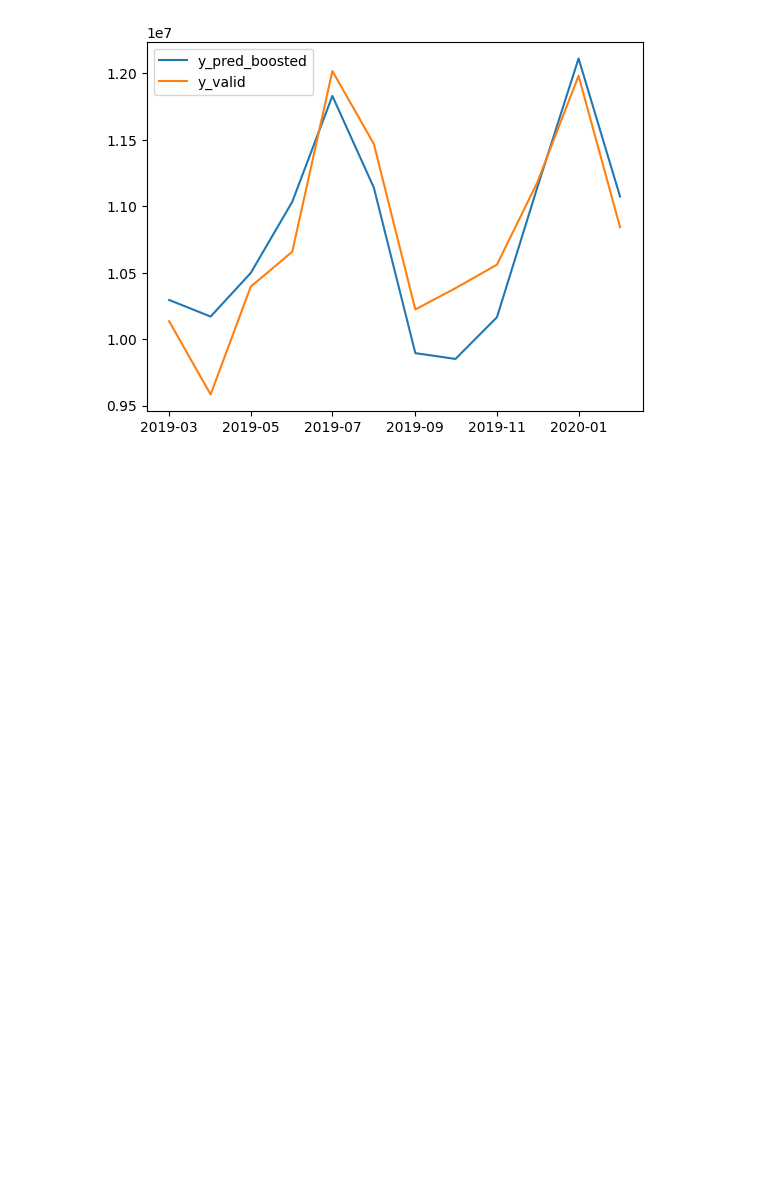
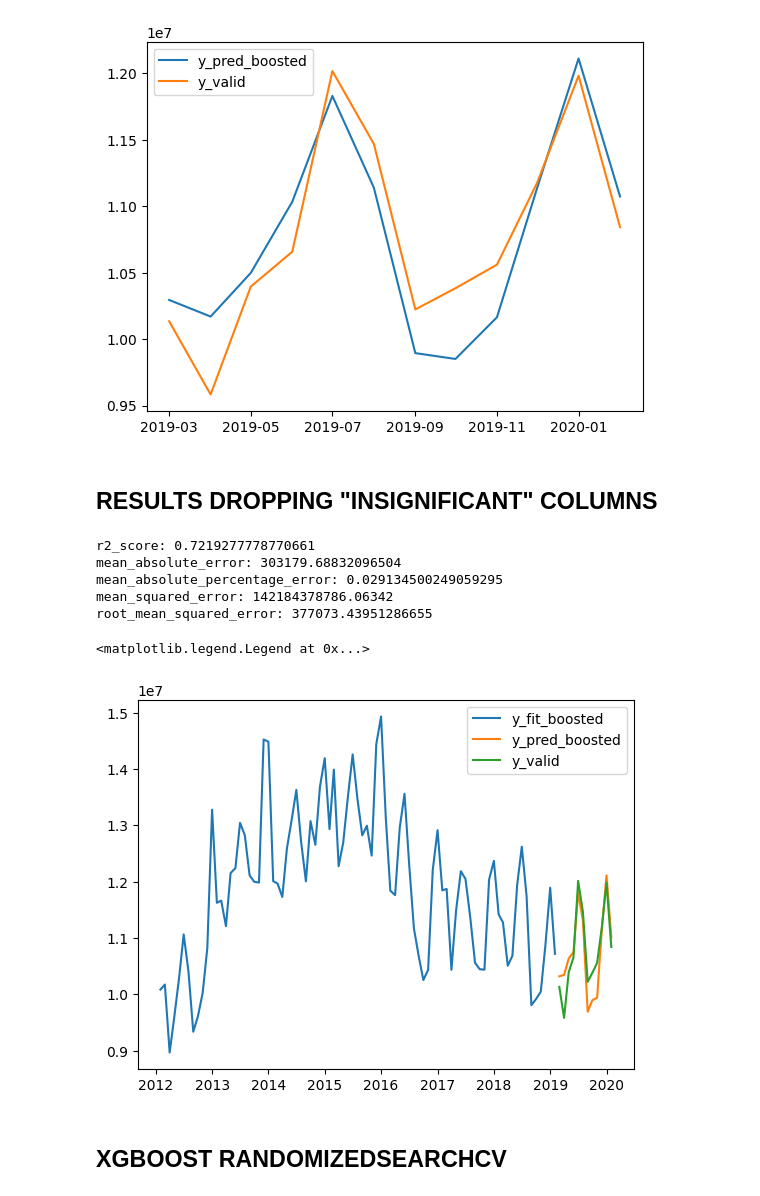
Before and after one commit to tomashbk/electric_energy_demand_argentina, a Jupyter notebook: machine_learning.ipynb, the cells around one changed output. Drawn from its saved outputs; the diff is of its cells as text; code cells hidden in the pictures; blank space fills up the shorter version.

Commit message:
Machine learning models

```diff
--- a/machine_learning.ipynb
+++ b/machine_learning.ipynb
@@ -575,0 +632,3 @@ plt.plot(y_resid)
+# %%
+X_train2 = X_train.drop(columns=['sin(1,freq=A-DEC)', 'cos(1,freq=A-DEC)', 'sin(2,freq=A-DEC)', 'cos(2,freq=A-DEC)', 'const'])
+X_valid2 = X_valid.drop(columns=['sin(1,freq=A-DEC)', 'cos(1,freq=A-DEC)', 'sin(2,freq=A-DEC)', 'cos(2,freq=A-DEC)', 'const'])
@@ -625,3 +684,33 @@ plt.legend()
 # %% [output]
 <matplotlib.legend.Legend at 0x...>
 [figure]
+# %% [markdown]
+## RESULTS DROPPING "INSIGNIFICANT" COLUMNS
+# %%
+model_xgboost = XGBRegressor()
+model_xgboost.fit(X_train2, y_resid)
+
+y_fit_boosted = model_xgboost.predict(X_train2) + y_fit
+y_pred_boosted = model_xgboost.predict(X_valid2) + y_pred
+# series_forecast_xgboost = pd.DataFrame(forecast_xgboost, index=y_valid.index, columns=['demand_MWh'])
+# %%
+print(f'r2_score: {r2_score(y_valid, y_pred_boosted)}')
+print(f'mean_absolute_error: {mean_absolute_error(y_valid, y_pred_boosted)}')
+print(f'mean_absolute_percentage_error: {mean_absolute_percentage_error(y_valid, y_pred_boosted)}')
+print(f'mean_squared_error: {mean_squared_error(y_valid, y_pred_boosted)}')
+print(f'root_mean_squared_error: {np.sqrt(mean_squared_error(y_valid, y_pred_boosted))}')
+plt.plot(y_fit_boosted, label='y_fit_boosted')
+plt.plot(y_pred_boosted, label='y_pred_boosted')
+# plt.plot(y_train, label='y_train')
+plt.plot(y_valid, label='y_valid')
+plt.legend()
+# %% [output]
+r2_score: 0.7219277778770661
+mean_absolute_error: 303179.68832096504
+mean_absolute_percentage_error: 0.029134500249059295
+mean_squared_error: 142184378786.06342
+root_mean_squared_error: 377073.43951286655
+<matplotlib.legend.Legend at 0x...>
+[figure, added]
+# %% [markdown]
+## XGBOOST RANDOMIZEDSEARCHCV
```
Also changed, not shown: parts of 21 cells of this notebook, 3 other files.
